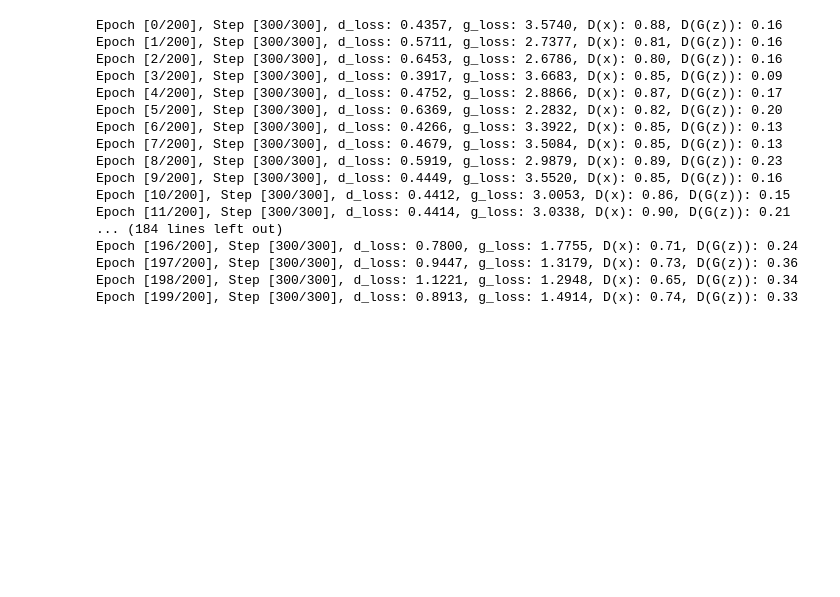
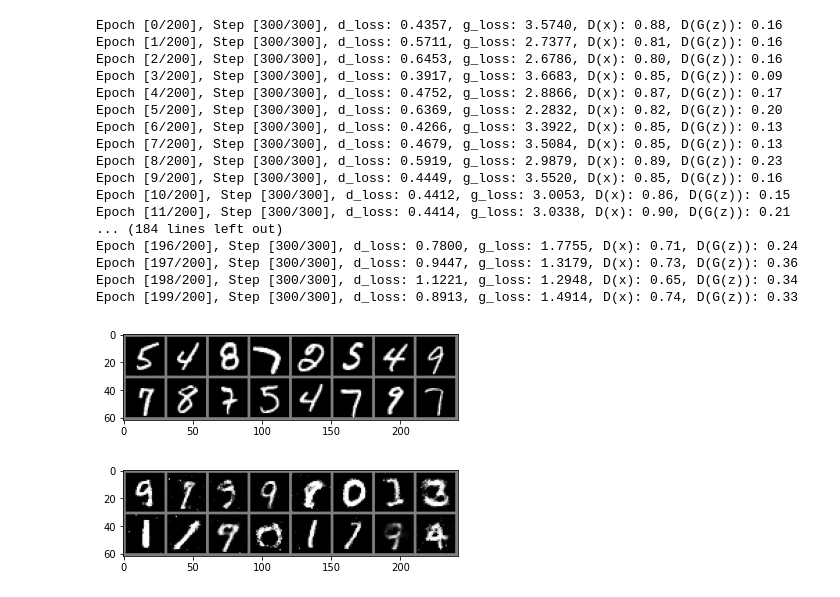
Before and after one commit to Gongsoo/Python3, a Jupyter notebook: Mnist_Gan.ipynb, the cells around one changed output. Saved outputs shown, nothing was run; the diff lists cells and outputs as text; code cells hidden in the pictures; blank space fills up the shorter version.

```diff
--- a/Mnist_Gan.ipynb
+++ b/Mnist_Gan.ipynb
@@ -171,3 +171,12 @@ Epoch [196/200], Step [300/300], d_loss: 0.7800, g_loss: 1.7755, D(x): 0.71, D(G
 Epoch [197/200], Step [300/300], d_loss: 0.9447, g_loss: 1.3179, D(x): 0.73, D(G(z)): 0.36
 Epoch [198/200], Step [300/300], d_loss: 1.1221, g_loss: 1.2948, D(x): 0.65, D(G(z)): 0.34
 Epoch [199/200], Step [300/300], d_loss: 0.8913, g_loss: 1.4914, D(x): 0.74, D(G(z)): 0.33
+# %%
+vis_loader = torch.utils.data.DataLoader(test_data, 16, True)
+img_vis, label_vis   = next(iter(vis_loader))
+imshow_grid(img_vis)
+
+imshow_grid(G(sample_z(16,64)).view(-1, 1, 28, 28))
+# %% [output]
+[figure, added]
+[figure, added]
```
